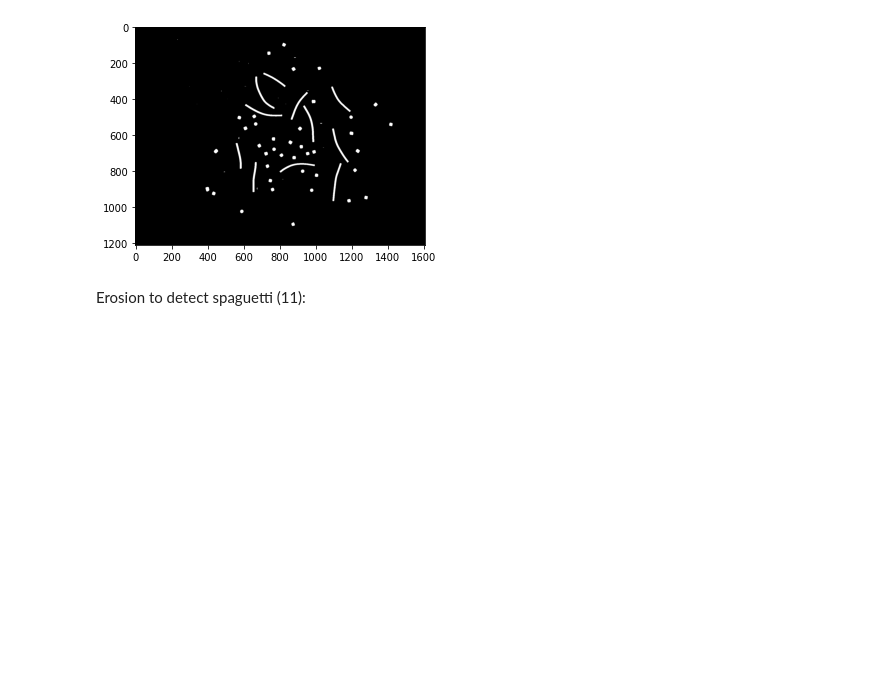
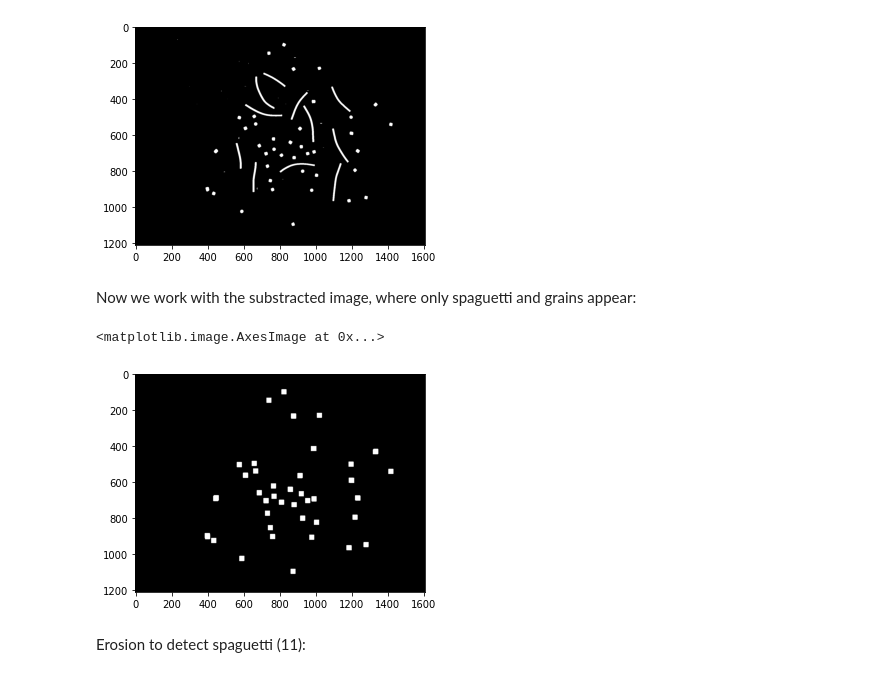
Before and after one commit to juliagartor/Project-Computer-Vision, a Jupyter notebook: Pasta image.ipynb, the cells around one changed output. Cells and saved outputs as stored; diff of their text form; code cells hidden in the pictures; blank space fills up the shorter version.

```diff
--- a/Pasta image.ipynb
+++ b/Pasta image.ipynb
@@ -43,5 +43,17 @@ plt.imshow(sub, cmap='gray')
 # %% [output]
 <matplotlib.image.AxesImage at 0x...>
 [figure]
+# %% [markdown]
+Now we work with the substracted image, where only spaguetti and grains appear:
+# %%
+kernel3 = cv2.getStructuringElement(cv2.MORPH_ELLIPSE,(15,15)) #Important els kernels en funcio de la imagee
+
+new = cv2.erode(sub,kernel3)
+new = cv2.dilate(new, kernel)
+
+plt.imshow(new,cmap="gray")
+# %% [output]
+<matplotlib.image.AxesImage at 0x...>
+[figure, added]
 # %% [markdown]
 Erosion to detect spaguetti (11):
```
Also changed, not shown: parts of 2 cells of this notebook.
